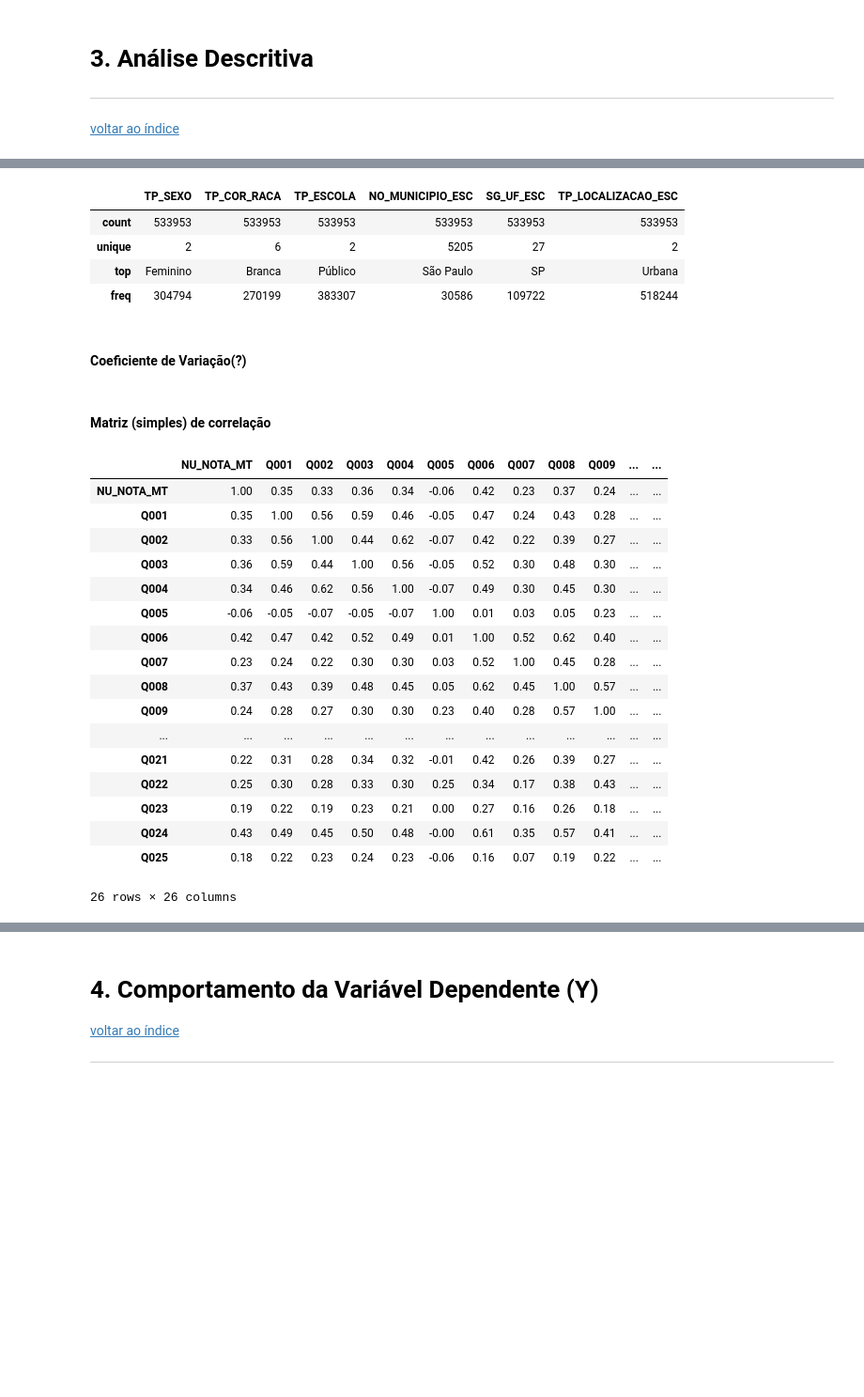
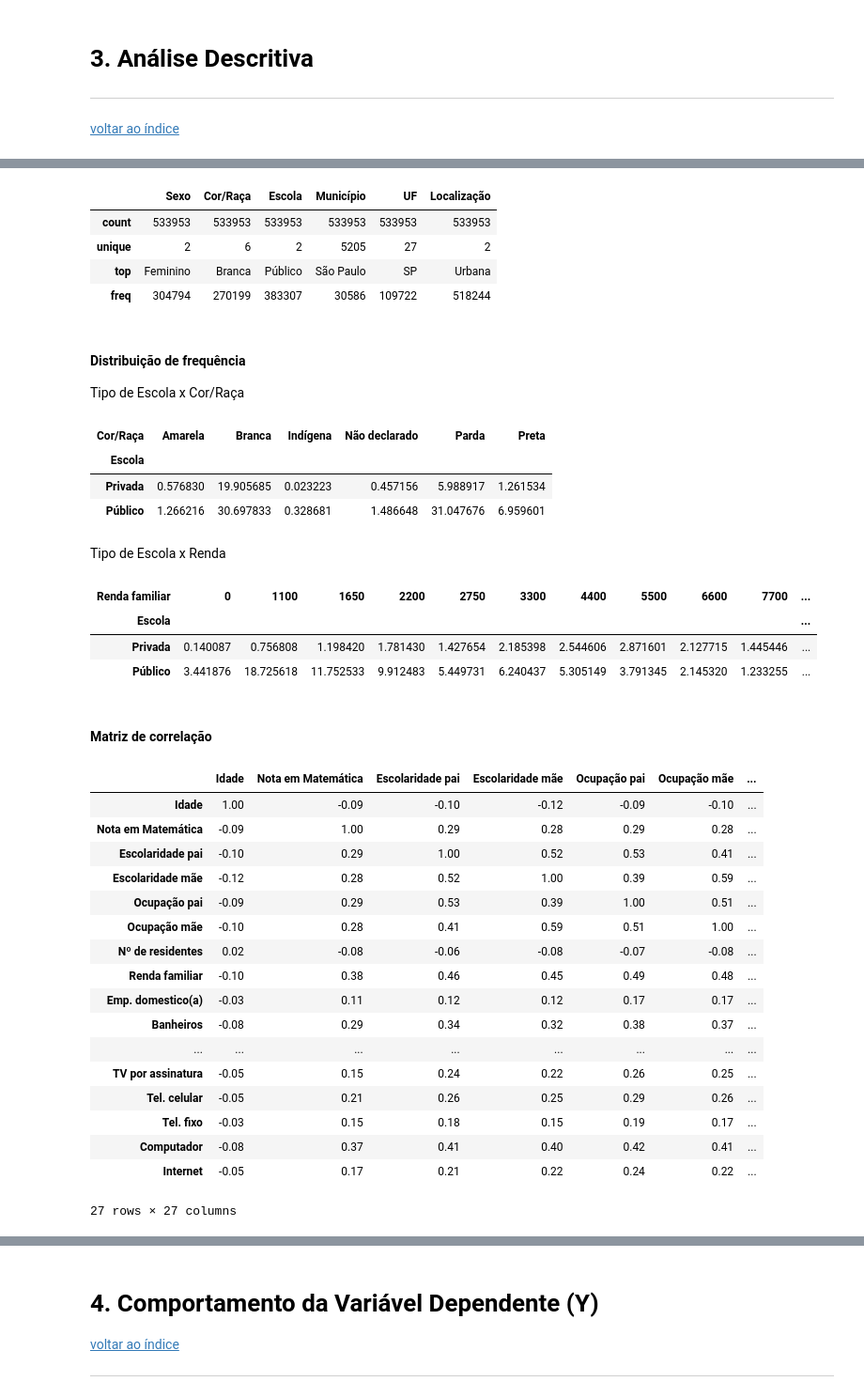
Before and after one commit to ihaveonesun/Projeto-Final-Semantix, a Jupyter notebook: projeto_final_enem.ipynb, the cells around one changed output, grey strips where cells are left out. Shown at 94% size. Drawn from its saved outputs; the diff is of its cells as text; code cells hidden in the pictures; blank space fills up the shorter version.

```diff
--- a/projeto_final_enem.ipynb
+++ b/projeto_final_enem.ipynb
@@ -256,12 +268,13 @@ _=[auto_map_questionario('Q0{:002}'.format(i)) for i in range(1, 26)]
 # %%
-quest_alunos_df.to_csv('dados/dados_tratados.csv', sep=';', encoding='latin1')
+# final_enem_df.to_csv('dados/dados_tratados.csv', sep=';', encoding='latin1', index=False)
+final_enem_df = pd.read_csv('dados/dados_tratados.csv', sep=';', encoding='latin1')
 # %% [markdown]
 #### Lista de variáveis qualitativas
 # %%
-lista_variaveis = list(quest_alunos_df.columns)
+lista_variaveis = list(final_enem_df.columns)
 # %%
-lista_variaveis_qualitativas = ['TP_SEXO','TP_COR_RACA','TP_ESCOLA','NO_MUNICIPIO_ESC','SG_UF_ESC','TP_LOCALIZACAO_ESC']
+variaveis_texto = ['Sexo', 'Cor/Raça', 'Escola', 'Município', 'UF', 'Localização']
 # %% [markdown]
 #### Lista de variaveis quantitativas
 # %%
-lista_variaveis_quantitativas = [var for var in lista_variaveis if var not in lista_variaveis_qualitativas]
+variaveis_numericas = [var for var in lista_variaveis if var not in variaveis_texto]
@@ -291,33 +321,52 @@ quest_alunos_df[lista_variaveis_quantitativas].describe().round()
 # %%
-quest_alunos_df[lista_variaveis_qualitativas].describe().round(2)
+final_enem_df[variaveis_texto].describe().round(2)
 # %% [output]
-|  | TP_SEXO | TP_COR_RACA | TP_ESCOLA | NO_MUNICIPIO_ESC | SG_UF_ESC | TP_LOCALIZACAO_ESC |
+|  | Sexo | Cor/Raça | Escola | Município | UF | Localização |
 | count | 533953 | 533953 | 533953 | 533953 | 533953 | 533953 |
 | unique | 2 | 6 | 2 | 5205 | 27 | 2 |
 | top | Feminino | Branca | Público | São Paulo | SP | Urbana |
 | freq | 304794 | 270199 | 383307 | 30586 | 109722 | 518244 |
-# %% [markdown]
-#### Coeficiente de Variação(?)
+# %% [markdown]
+#### Distribuição de frequência
+Tipo de Escola x Cor/Raça
+# %%
+percentual = pd.crosstab(final_enem_df.Escola, final_enem_df['Cor/Raça'], normalize=True)*100
+percentual
+# %% [output]
+| Cor/Raça | Amarela | Branca | Indígena | Não declarado | Parda | Preta |
+| Escola |  |  |  |  |  |  |
+| Privada | 0.576830 | 19.905685 | 0.023223 | 0.457156 | 5.988917 | 1.261534 |
+| Público | 1.266216 | 30.697833 | 0.328681 | 1.486648 | 31.047676 | 6.959601 |
+# %% [markdown]
+Tipo de Escola x Renda
+# %%
+percentual = pd.crosstab(final_enem_df.Escola, final_enem_df['Renda familiar'], normalize=True)*100
+percentual
+# %% [output]
+| Renda familiar | 0 | 1100 | 1650 | 2200 | 2750 | 3300 | 4400 | 5500 | 6600 | 7700 | ... |
+| Escola |  |  |  |  |  |  |  |  |  |  | ... |
+| Privada | 0.140087 | 0.756808 | 1.198420 | 1.781430 | 1.427654 | 2.185398 | 2.544606 | 2.871601 | 2.127715 | 1.445446 | ... |
+| Público | 3.441876 | 18.725618 | 11.752533 | 9.912483 | 5.449731 | 6.240437 | 5.305149 | 3.791345 | 2.145320 | 1.233255 | ... |
 # %% [markdown]
-#### Matriz (simples) de correlação
+#### Matriz de correlação
 # %%
-quest_alunos_df[lista_variaveis_quantitativas].corr().round(2)
+final_enem_df[variaveis_numericas].corr(numeric_only=True).round(2)
 # %% [output]
-|  | NU_NOTA_MT | Q001 | Q002 | Q003 | Q004 | Q005 | Q006 | Q007 | Q008 | Q009 | ... | ... |
-| NU_NOTA_MT | 1.00 | 0.35 | 0.33 | 0.36 | 0.34 | -0.06 | 0.42 | 0.23 | 0.37 | 0.24 | ... | ... |
-| Q001 | 0.35 | 1.00 | 0.56 | 0.59 | 0.46 | -0.05 | 0.47 | 0.24 | 0.43 | 0.28 | ... | ... |
-| Q002 | 0.33 | 0.56 | 1.00 | 0.44 | 0.62 | -0.07 | 0.42 | 0.22 | 0.39 | 0.27 | ... | ... |
-| Q003 | 0.36 | 0.59 | 0.44 | 1.00 | 0.56 | -0.05 | 0.52 | 0.30 | 0.48 | 0.30 | ... | ... |
-| Q004 | 0.34 | 0.46 | 0.62 | 0.56 | 1.00 | -0.07 | 0.49 | 0.30 | 0.45 | 0.30 | ... | ... |
-| Q005 | -0.06 | -0.05 | -0.07 | -0.05 | -0.07 | 1.00 | 0.01 | 0.03 | 0.05 | 0.23 | ... | ... |
-| Q006 | 0.42 | 0.47 | 0.42 | 0.52 | 0.49 | 0.01 | 1.00 | 0.52 | 0.62 | 0.40 | ... | ... |
-| Q007 | 0.23 | 0.24 | 0.22 | 0.30 | 0.30 | 0.03 | 0.52 | 1.00 | 0.45 | 0.28 | ... | ... |
-| Q008 | 0.37 | 0.43 | 0.39 | 0.48 | 0.45 | 0.05 | 0.62 | 0.45 | 1.00 | 0.57 | ... | ... |
-| Q009 | 0.24 | 0.28 | 0.27 | 0.30 | 0.30 | 0.23 | 0.40 | 0.28 | 0.57 | 1.00 | ... | ... |
-| ... | ... | ... | ... | ... | ... | ... | ... | ... | ... | ... | ... | ... |
-| Q021 | 0.22 | 0.31 | 0.28 | 0.34 | 0.32 | -0.01 | 0.42 | 0.26 | 0.39 | 0.27 | ... | ... |
-| Q022 | 0.25 | 0.30 | 0.28 | 0.33 | 0.30 | 0.25 | 0.34 | 0.17 | 0.38 | 0.43 | ... | ... |
-| Q023 | 0.19 | 0.22 | 0.19 | 0.23 | 0.21 | 0.00 | 0.27 | 0.16 | 0.26 | 0.18 | ... | ... |
-| Q024 | 0.43 | 0.49 | 0.45 | 0.50 | 0.48 | -0.00 | 0.61 | 0.35 | 0.57 | 0.41 | ... | ... |
-| Q025 | 0.18 | 0.22 | 0.23 | 0.24 | 0.23 | -0.06 | 0.16 | 0.07 | 0.19 | 0.22 | ... | ... |
+|  | Idade | Nota em Matemática | Escolaridade pai | Escolaridade mãe | Ocupação pai | Ocupação mãe | ... |
+| Idade | 1.00 | -0.09 | -0.10 | -0.12 | -0.09 | -0.10 | ... |
+| Nota em Matemática | -0.09 | 1.00 | 0.29 | 0.28 | 0.29 | 0.28 | ... |
+| Escolaridade pai | -0.10 | 0.29 | 1.00 | 0.52 | 0.53 | 0.41 | ... |
+| Escolaridade mãe | -0.12 | 0.28 | 0.52 | 1.00 | 0.39 | 0.59 | ... |
+| Ocupação pai | -0.09 | 0.29 | 0.53 | 0.39 | 1.00 | 0.51 | ... |
+| Ocupação mãe | -0.10 | 0.28 | 0.41 | 0.59 | 0.51 | 1.00 | ... |
+| Nº de residentes | 0.02 | -0.08 | -0.06 | -0.08 | -0.07 | -0.08 | ... |
+| Renda familiar | -0.10 | 0.38 | 0.46 | 0.45 | 0.49 | 0.48 | ... |
+| Emp. domestico(a) | -0.03 | 0.11 | 0.12 | 0.12 | 0.17 | 0.17 | ... |
+| Banheiros | -0.08 | 0.29 | 0.34 | 0.32 | 0.38 | 0.37 | ... |
+| ... | ... | ... | ... | ... | ... | ... | ... |
+| TV por assinatura | -0.05 | 0.15 | 0.24 | 0.22 | 0.26 | 0.25 | ... |
+| Tel. celular | -0.05 | 0.21 | 0.26 | 0.25 | 0.29 | 0.26 | ... |
+| Tel. fixo | -0.03 | 0.15 | 0.18 | 0.15 | 0.19 | 0.17 | ... |
+| Computador | -0.08 | 0.37 | 0.41 | 0.40 | 0.42 | 0.41 | ... |
+| Internet | -0.05 | 0.17 | 0.21 | 0.22 | 0.24 | 0.22 | ... |
-26 rows × 26 columns
+27 rows × 27 columns
```
Also changed, not shown: parts of 38 cells of this notebook.
